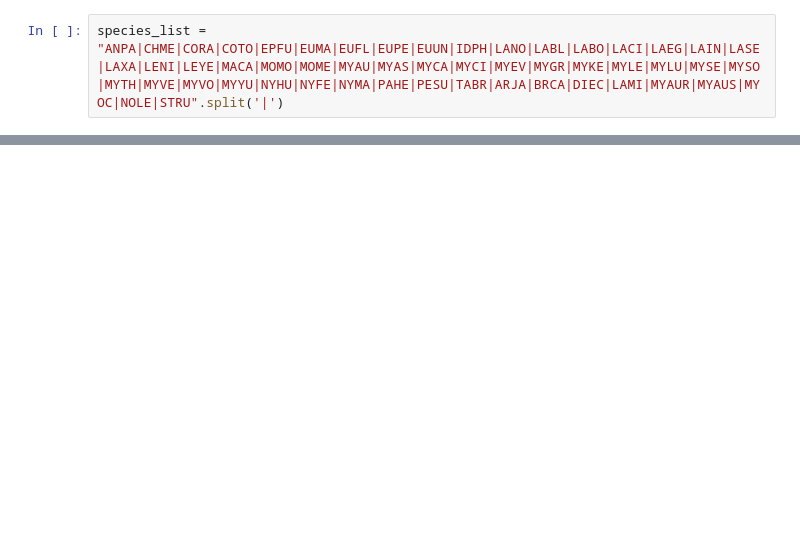
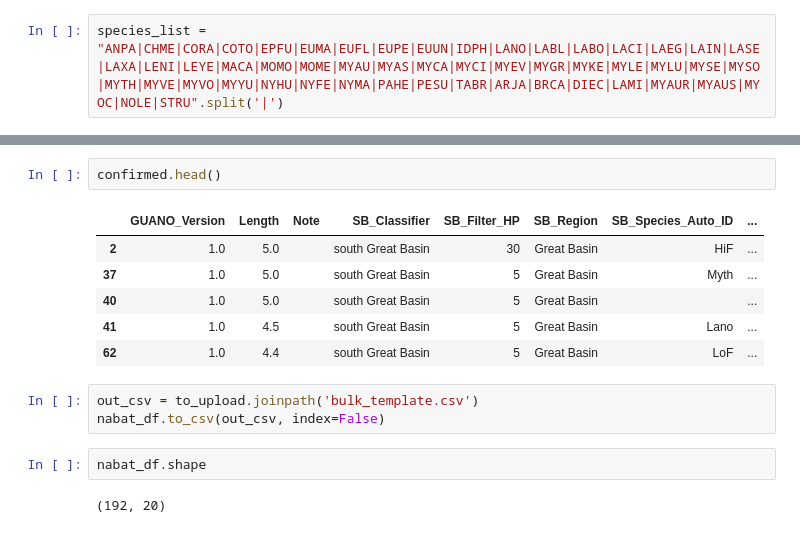
Before and after one commit to ColinTalbert/Notebooks, a Jupyter notebook: bats/GenerateNABatTemplateFromGuano.ipynb, the cells around one changed output, grey strips where cells are left out. Drawn from its saved outputs; the diff is of its cells as text; blank space fills up the shorter version.

```diff
--- a/bats/GenerateNABatTemplateFromGuano.ipynb
+++ b/bats/GenerateNABatTemplateFromGuano.ipynb
@@ -205,0 +230,16 @@ nabat_df.head()
+# %%
+confirmed.head()
+# %% [output]
+|  | GUANO_Version | Length | Note | SB_Classifier | SB_Filter_HP | SB_Region | SB_Species_Auto_ID | ... |
+| 2 | 1.0 | 5.0 |  | south Great Basin | 30 | Great Basin | HiF | ... |
+| 37 | 1.0 | 5.0 |  | south Great Basin | 5 | Great Basin | Myth | ... |
+| 40 | 1.0 | 5.0 |  | south Great Basin | 5 | Great Basin |  | ... |
+| 41 | 1.0 | 4.5 |  | south Great Basin | 5 | Great Basin | Lano | ... |
+| 62 | 1.0 | 4.4 |  | south Great Basin | 5 | Great Basin | LoF | ... |
+# %%
+out_csv = to_upload.joinpath('bulk_template.csv')
+nabat_df.to_csv(out_csv, index=False)
+# %%
+nabat_df.shape
+# %% [output]
+(192, 20)
```
Also changed, not shown: parts of 21 cells of this notebook, 2 other files.
